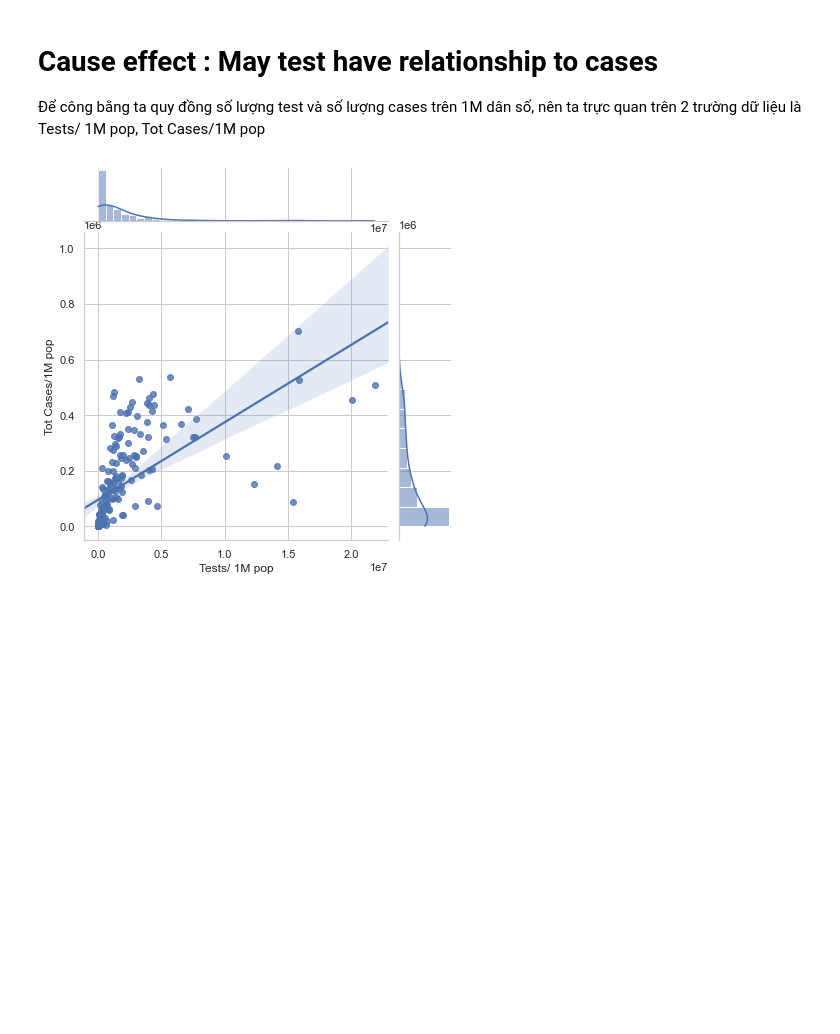
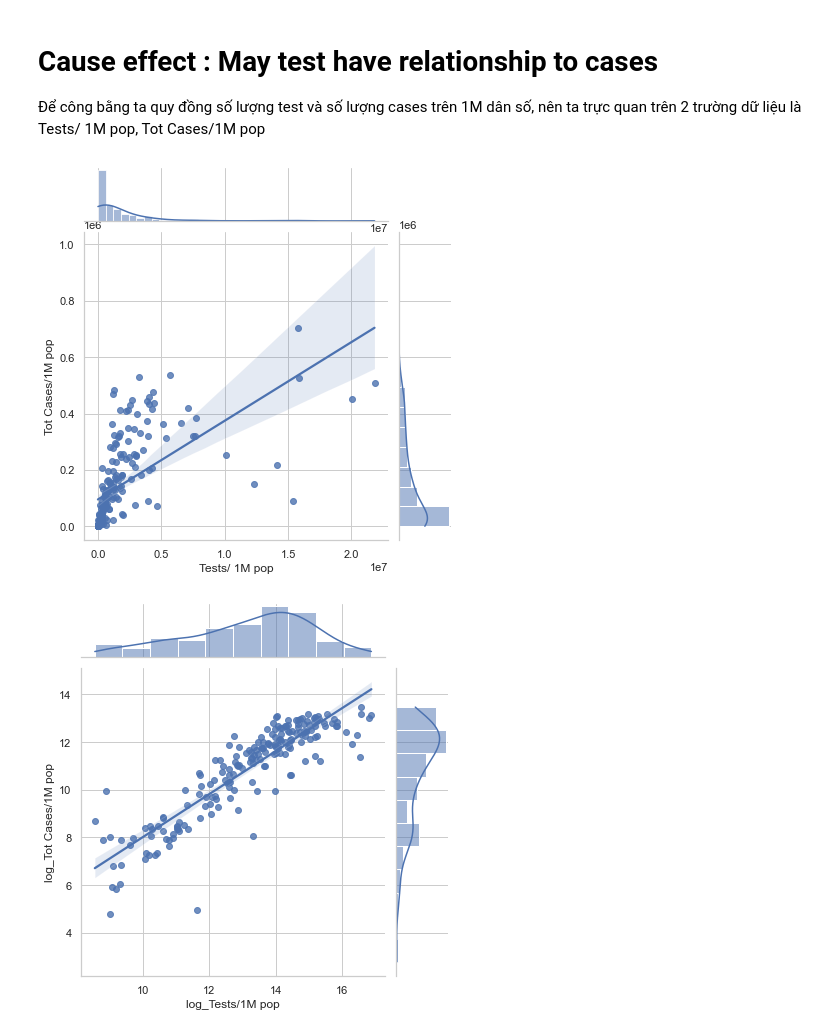
Before and after one commit to tonyvu1289/DV_lab01, a Jupyter notebook: minh.ipynb, the cells around one changed output. Drawn from its saved outputs; the diff is of its cells as text; code cells hidden in the pictures; blank space fills up the shorter version.

```diff
--- a/minh.ipynb
+++ b/minh.ipynb
@@ -78,7 +103,13 @@ plt.legend()
 # %% [markdown]
 # Cause effect : May test have relationship to cases
 Để công bằng ta quy đồng số lượng test và số lượng cases trên 1M dân số, nên ta trực quan trên 2 trường dữ liệu là Tests/ 1M pop, Tot Cases/1M pop
-# %%
-g = sns.jointplot(x="Tests/ 1M pop", y="Tot Cases/1M pop", data=df,  kind="reg", truncate=False)
-# %% [output]
-[figure, removed]
+# %%
+df_log = deepcopy(df)
+df_log.dropna(subset = ["Tests/ 1M pop", "Tests/ 1M pop"])
+df_log["log_Tot Cases/1M pop"] = np.log(df_log["Tot Cases/1M pop"].to_list())
+df_log["log_Tests/1M pop"] = np.log(df_log["Tests/ 1M pop"].to_list())
+g5 = sns.jointplot(x="Tests/ 1M pop", y="Tot Cases/1M pop", data=df,  kind="reg")
+g6 = sns.jointplot(x="log_Tests/1M pop", y="log_Tot Cases/1M pop", data=df_log,  kind="reg")
+# %% [output]
+[figure, added]
+[figure, added]
```
Also changed, not shown: parts of 5 cells of this notebook.
